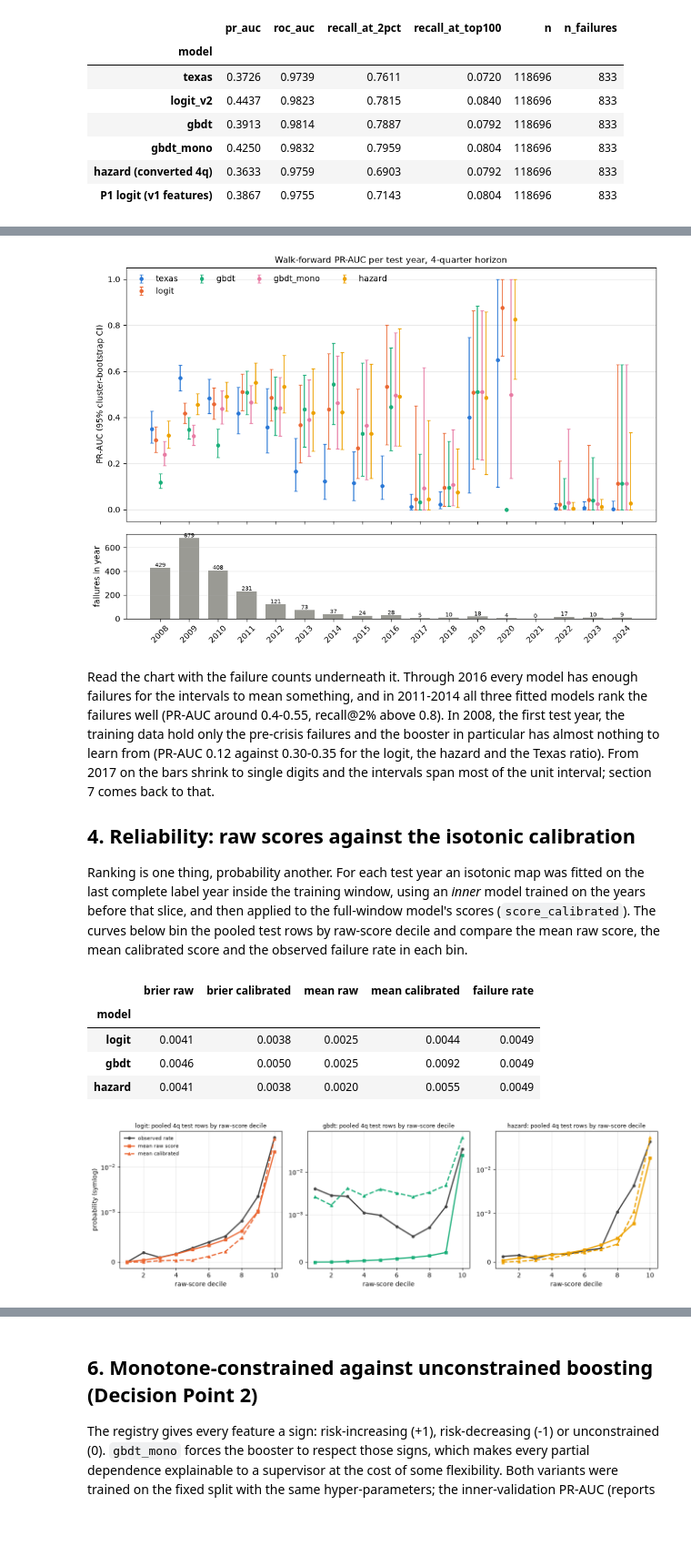
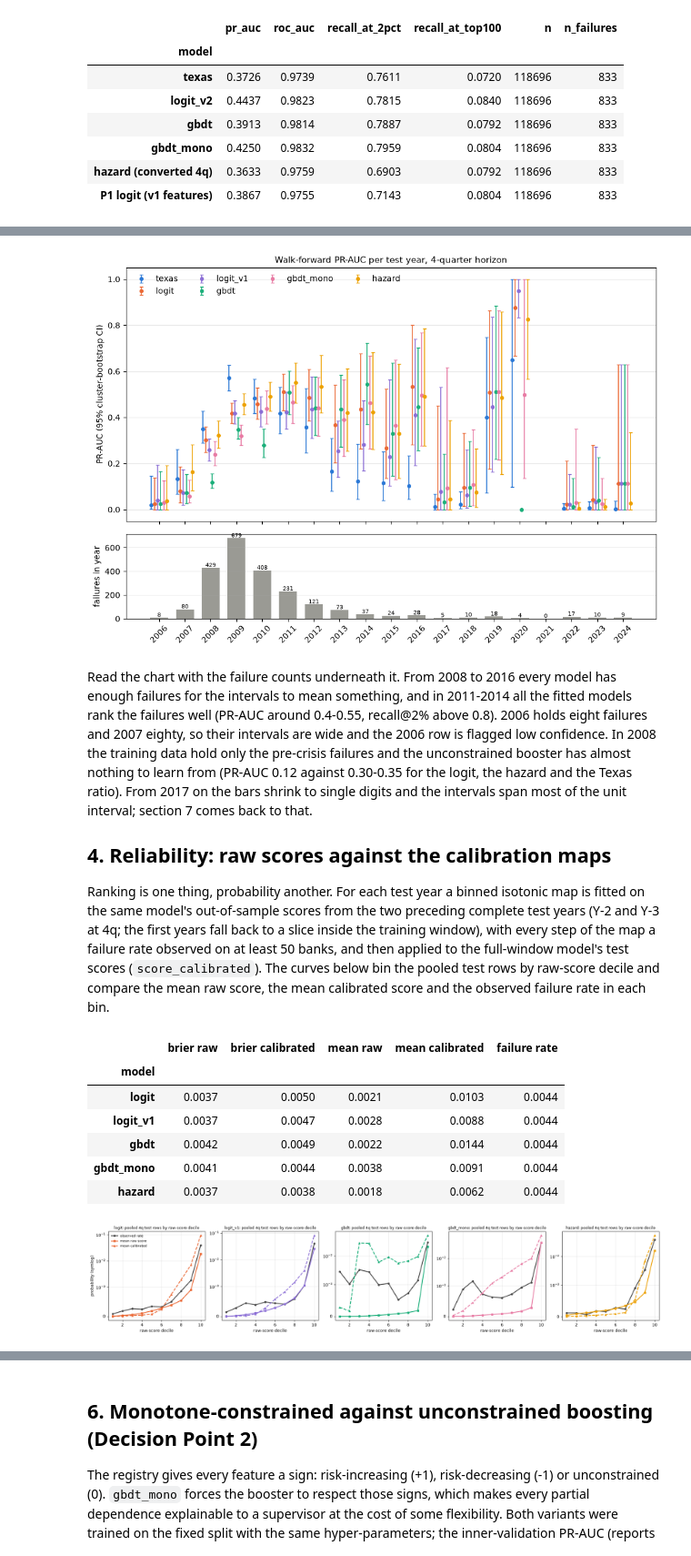
Before and after one commit to batuhanisik751/bank-failure-early-warning, a Jupyter notebook: notebooks/02_models_and_backtest.ipynb, the cells around one changed output, grey strips where cells are left out. Shown at 91% size. Drawn from its saved outputs; the diff is of its cells as text; code cells hidden in the pictures; blank space fills up the shorter version.

Commit message:
Refresh the contract, docs, notebooks and published tables after the calibration fix

```diff
--- a/notebooks/02_models_and_backtest.ipynb
+++ b/notebooks/02_models_and_backtest.ipynb
@@ -43,8 +44,9 @@ COLORS = {
     "gbdt": "#1baf7a",
     "hazard": "#eda100",
     "gbdt_mono": "#e87ba4",
+    "logit_v1": "#8c6fd6",
 }
-MODELS_4Q = ["texas", "logit", "gbdt", "gbdt_mono", "hazard"]
+MODELS_4Q = ["texas", "logit", "logit_v1", "gbdt", "gbdt_mono", "hazard"]
 print("models_dir:", settings.models_dir)
 # %% [output]
 models_dir: /Users/batuhanisik/Desktop/Projects/bank-failure-early-warning/models
@@ -213,55 +221,59 @@ ax2.set_xticklabels(years, rotation=45)
 ax2.grid(axis="y", alpha=0.3)
 plt.tight_layout()
 # %% [output]
-[figure, old version]
+[figure, new version]
 # %% [markdown]
-Read the chart with the failure counts underneath it. Through 2016 every model has enough
-failures for the intervals to mean something, and in 2011-2014 all three fitted models
-rank the failures well (PR-AUC around 0.4-0.55, recall@2% above 0.8). In 2008, the first
-test year, the training data hold only the pre-crisis failures and the booster in
-particular has almost nothing to learn from (PR-AUC 0.12 against 0.30-0.35 for the
-logit, the hazard and the Texas ratio). From 2017 on the bars shrink to single digits
-and the intervals span most of the unit interval; section 7 comes back to that.
+Read the chart with the failure counts underneath it. From 2008 to 2016 every model has
+enough failures for the intervals to mean something, and in 2011-2014 all the fitted
+models rank the failures well (PR-AUC around 0.4-0.55, recall@2% above 0.8). 2006 holds
+eight failures and 2007 eighty, so their intervals are wide and the 2006 row is flagged
+low confidence. In 2008 the training data hold only the pre-crisis failures and the
+unconstrained booster has almost nothing to learn from (PR-AUC 0.12 against 0.30-0.35
+for the logit, the hazard and the Texas ratio). From 2017 on the bars shrink to single
+digits and the intervals span most of the unit interval; section 7 comes back to that.
 
-## 4. Reliability: raw scores against the isotonic calibration
+## 4. Reliability: raw scores against the calibration maps
 
-Ranking is one thing, probability another. For each test year an isotonic map was fitted
-on the last complete label year inside the training window, using an *inner* model
-trained on the years before that slice, and then applied to the full-window model's
-scores (`score_calibrated`). The curves below bin the pooled test rows by raw-score
-decile and compare the mean raw score, the mean calibrated score and the observed
-failure rate in each bin.
+Ranking is one thing, probability another. For each test year a binned isotonic map is
+fitted on the same model's out-of-sample scores from the two preceding complete test
+years (Y-2 and Y-3 at 4q; the first years fall back to a slice inside the training
+window), with every step of the map a failure rate observed on at least 50 banks, and
+then applied to the full-window model's test scores (`score_calibrated`). The curves
+below bin the pooled test rows by raw-score decile and compare the mean raw score, the
+mean calibrated score and the observed failure rate in each bin.
 # %%
-PROB_MODELS = ["logit", "gbdt", "hazard"]
+PROB_MODELS = ["logit", "logit_v1", "gbdt", "gbdt_mono", "hazard"]
 rel = {m: reliability_table(wf4[wf4["model"] == m]) for m in PROB_MODELS}
-fig, axes = plt.subplots(1, 3, figsize=(13, 4))
+fig, axes = plt.subplots(1, len(PROB_MODELS), figsize=(20, 4))
 for ax, m in zip(axes, PROB_MODELS):
     r = rel[m]
     ax.plot(r["decile"], r["observed_rate"], color="#444", lw=2, marker="o", ms=4, label="observed rate")
     ax.plot(r["decile"], r["mean_raw"], color=COLORS[m], lw=2, marker="s", ms=4, label="mean raw score")
     ax.plot(r["decile"], r["mean_calibrated"], color=COLORS[m], lw=2, ls="--", marker="^", ms=4, label="mean calibrated")
     ax.set_yscale("symlog", linthresh=1e-3)
     ax.set_title(f"{m}: pooled 4q test rows by raw-score decile", fontsize=9)
     ax.set_xlabel("raw-score decile")
     ax.grid(alpha=0.3)
 axes[0].set_ylabel("probability (symlog)")
 axes[0].legend(frameon=False, fontsize=8)
 plt.tight_layout()
 brier_rows = []
 for m in PROB_MODELS:
     s = wf4[wf4["model"] == m]
     y = s["y"].to_numpy(float)
     brier_rows.append({"model": m, "brier raw": np.mean((s["score"].to_numpy(float) - y) ** 2),
                        "brier calibrated": np.mean((s["score_calibrated"].to_numpy(float) - y) ** 2),
                        "mean raw": s["score"].mean(), "mean calibrated": s["score_calibrated"].mean(),
                        "failure rate": y.mean()})
 pd.DataFrame(brier_rows).set_index("model").round(4)
 # %% [output]
 |  | brier raw | brier calibrated | mean raw | mean calibrated | failure rate |
 | model |  |  |  |  |  |
-| logit | 0.0041 | 0.0038 | 0.0025 | 0.0044 | 0.0049 |
-| gbdt | 0.0046 | 0.0050 | 0.0025 | 0.0092 | 0.0049 |
-| hazard | 0.0041 | 0.0038 | 0.0020 | 0.0055 | 0.0049 |
+| logit | 0.0037 | 0.0050 | 0.0021 | 0.0103 | 0.0044 |
+| logit_v1 | 0.0037 | 0.0047 | 0.0028 | 0.0088 | 0.0044 |
+| gbdt | 0.0042 | 0.0049 | 0.0022 | 0.0144 | 0.0044 |
+| gbdt_mono | 0.0041 | 0.0044 | 0.0038 | 0.0091 | 0.0044 |
+| hazard | 0.0037 | 0.0038 | 0.0018 | 0.0062 | 0.0044 |
-[figure, old version]
+[figure, new version]
 # %% [markdown]
 The raw scores of every learner already sit close to the observed rate below the top
```
Also changed, not shown: parts of 10 cells of this notebook, 11 other files.
